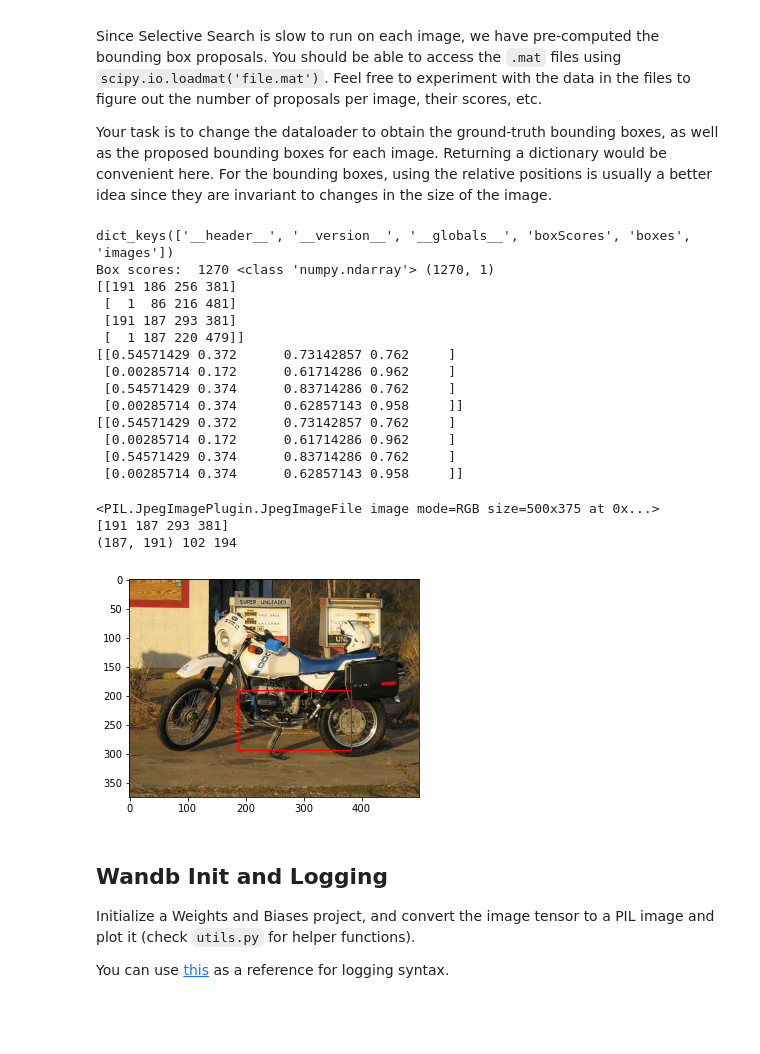
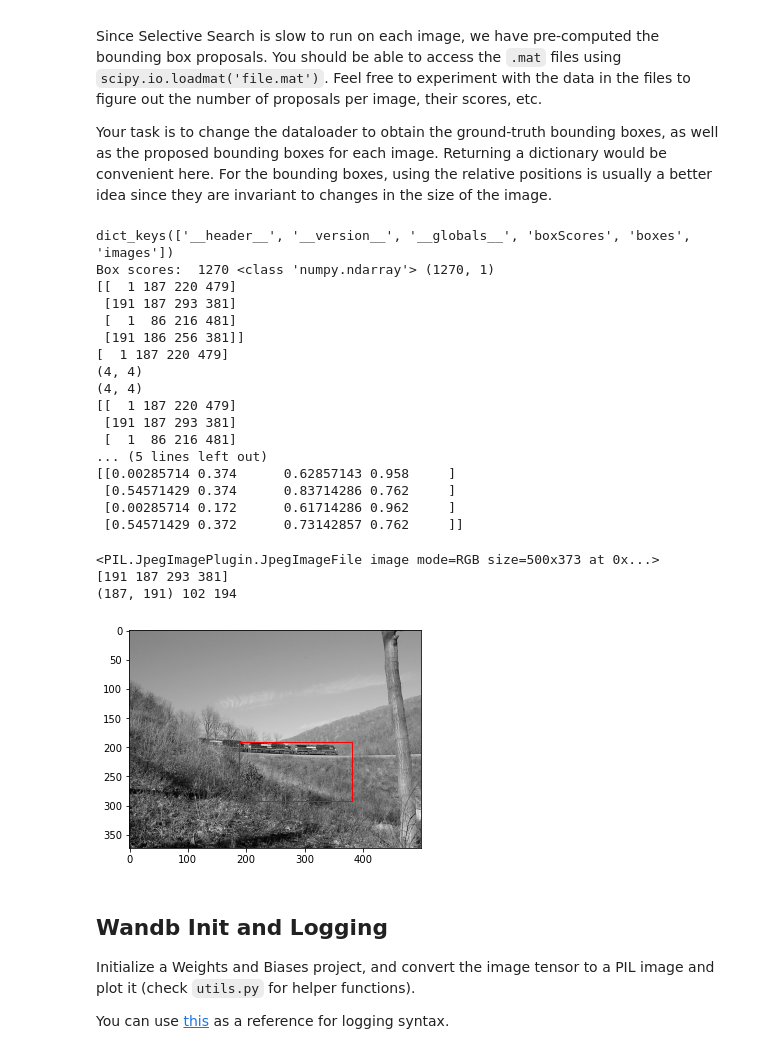
Before and after one commit to unanditha02/hw2, a Jupyter notebook: task_0.ipynb, the cells around one changed output. Drawn from its saved outputs; the diff is of its cells as text; code cells hidden in the pictures; blank space fills up the shorter version.

```diff
--- a/task_0.ipynb
+++ b/task_0.ipynb
@@ -59,12 +59,17 @@ ind = np.argpartition(box_scores, -4, axis=0)[-4:]
 
 # print(boxes[ind])
 # print(boxes[ind[0]])
-
-# print(boxes[ind][0][0])
-# print(boxes[ind][0][0].shape)
+top_n = 4
+print(boxes[:top_n])
+print(boxes[:top_n][0])
+print(boxes[:top_n].shape)
 height = 350
 width = 500
-box = boxes[ind][:,0,:]
+
+box = boxes[:top_n]
+
+print(box.shape)
+# box = boxes[ind][:,0,:]
 y1 = box[:,0]
 y2 = box[:,2]
 x1 = box[:,1]
@@ -96,47 +101,50 @@ print(np.array(proposal))
 # %% [output]
 dict_keys(['__header__', '__version__', '__globals__', 'boxScores', 'boxes', 'images'])
 Box scores:  1270 <class 'numpy.ndarray'> (1270, 1)
-[[191 186 256 381]
+[[  1 187 220 479]
+ [191 187 293 381]
  [  1  86 216 481]
+ [191 186 256 381]]
+[  1 187 220 479]
+(4, 4)
+(4, 4)
+[[  1 187 220 479]
  [191 187 293 381]
- [  1 187 220 479]]
-[[0.54571429 0.372      0.73142857 0.762     ]
+ [  1  86 216 481]
+... (5 lines left out)
+[[0.00285714 0.374      0.62857143 0.958     ]
+ [0.54571429 0.374      0.83714286 0.762     ]
  [0.00285714 0.172      0.61714286 0.962     ]
- [0.54571429 0.374      0.83714286 0.762     ]
- [0.00285714 0.374      0.62857143 0.958     ]]
-[[0.54571429 0.372      0.73142857 0.762     ]
- [0.00285714 0.172      0.61714286 0.962     ]
- [0.54571429 0.374      0.83714286 0.762     ]
- [0.00285714 0.374      0.62857143 0.958     ]]
+ [0.54571429 0.372      0.73142857 0.762     ]]
 # %%
-img_path = os.path.join("../data/VOCdevkit/VOC2007/JPEGImages/004003.jpg")
+img_path = os.path.join("../data/VOCdevkit/VOC2007/JPEGImages/004005.jpg")
 image = Image.open(img_path)
 import matplotlib.pyplot as plt
 import matplotlib.patches as patches
 fig, ax = plt.subplots()
 print(image)
 # Display the image
 ax.imshow(image)
 box = boxes[ind[2]][0]
 print(box)
 xy = (box[1], box[0])
 h = box[2]-box[0]
 w = box[3] - box[1]
 print(xy, h, w)
 # Create a Rectangle patch
 rect = patches.Rectangle(xy, w, h,  linewidth=1, edgecolor='r', facecolor='none')
 
 # Add the patch to the Axes
 ax.add_patch(rect)
 
 
 plt.imshow(image)
 plt.show()
 # %% [output]
-<PIL.JpegImagePlugin.JpegImageFile image mode=RGB size=500x375 at 0x...>
+<PIL.JpegImagePlugin.JpegImageFile image mode=RGB size=500x373 at 0x...>
 [191 187 293 381]
 (187, 191) 102 194
-[figure, old version]
+[figure, new version]
 # %%
 #TODO: get the image information from index 2020
 idx = 2020
```
Also changed, not shown: parts of 6 cells of this notebook.
